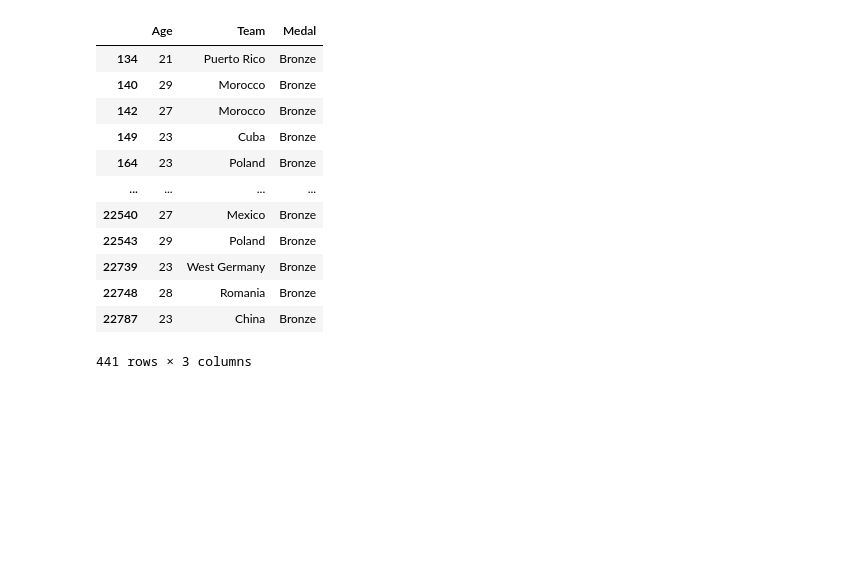
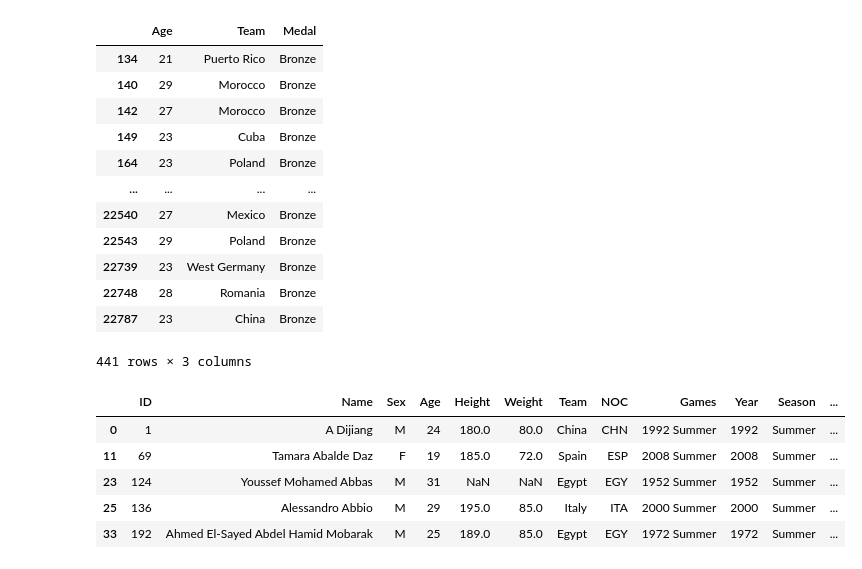
Before and after one commit to Andreas-Svensson/Databehandling-Project, a Jupyter notebook: upp_2.ipynb, the cells around one changed output. Saved outputs shown, nothing was run; the diff lists cells and outputs as text; code cells hidden in the pictures; blank space fills up the shorter version.

```diff
--- a/upp_2.ipynb
+++ b/upp_2.ipynb
@@ -288,0 +335,10 @@ fig.show()
+# %%
+df_basketball = df_sports[df_sports["Sport"] == "Basketball"]
+df_basketball.head()
+# %% [output]
+|  | ID | Name | Sex | Age | Height | Weight | Team | NOC | Games | Year | Season | ... |
+| 0 | 1 | A Dijiang | M | 24 | 180.0 | 80.0 | China | CHN | 1992 Summer | 1992 | Summer | ... |
+| 11 | 69 | Tamara Abalde Daz | F | 19 | 185.0 | 72.0 | Spain | ESP | 2008 Summer | 2008 | Summer | ... |
+| 23 | 124 | Youssef Mohamed Abbas | M | 31 | NaN | NaN | Egypt | EGY | 1952 Summer | 1952 | Summer | ... |
+| 25 | 136 | Alessandro Abbio | M | 29 | 195.0 | 85.0 | Italy | ITA | 2000 Summer | 2000 | Summer | ... |
+| 33 | 192 | Ahmed El-Sayed Abdel Hamid Mobarak | M | 25 | 189.0 | 85.0 | Egypt | EGY | 1972 Summer | 1972 | Summer | ... |
```
Also changed, not shown: parts of 9 cells of this notebook.
